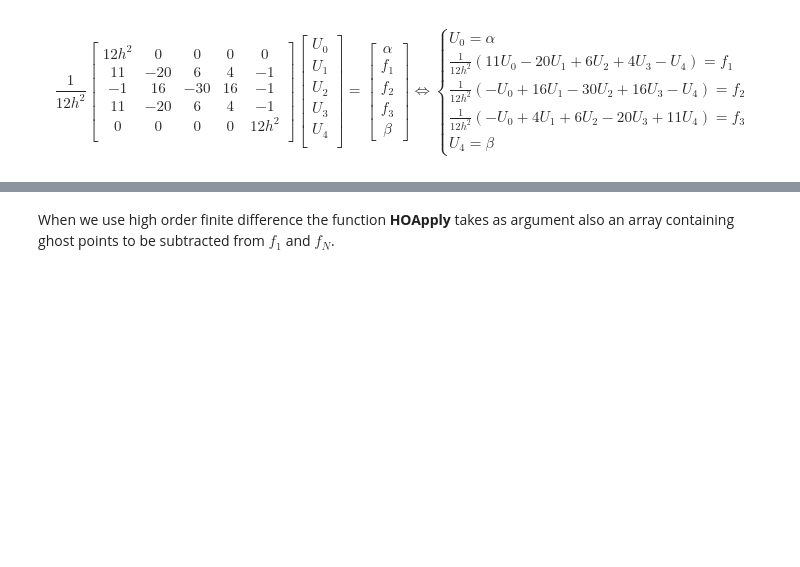
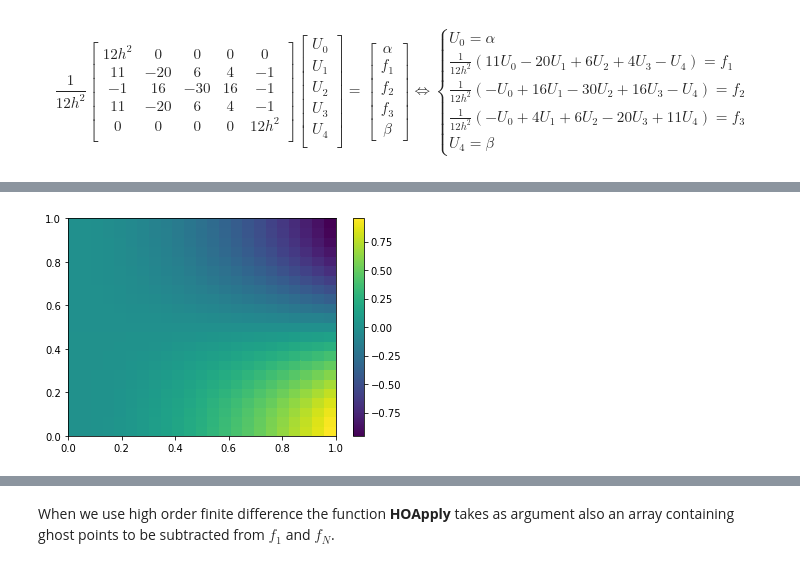
Before and after one commit to UZerbinati/Suite, a Jupyter notebook: Docs/PDE/FiniteDifferenceElliptic.ipynb, the cells around one changed output, grey strips where cells are left out. Drawn from its saved outputs; the diff is of its cells as text; code cells hidden in the pictures; blank space fills up the shorter version.

```diff
--- a/Docs/PDE/FiniteDifferenceElliptic.ipynb
+++ b/Docs/PDE/FiniteDifferenceElliptic.ipynb
@@ -430,0 +488,14 @@ Error norm 2:  0.00018913247658362115  Error norm inf: 0.00022523214898917399
+# %%
+#We apply the B.C. modifying the vector F, of the system AU=F
+f_bc = bc.apply(f_vec);
+#Solve the linear system
+uhnp = solve(spmat2npmat(K),np.array(f_bc.to_Array()));
+#load the solution of the linear system in a mesh function
+uh = MeshFunction(mesh,1)
+uh.pushFunction(lambda p: [0*p[0]+0*p[1]])
+uh_vec = uh.vec_export()
+uh_vec.from_Array(uhnp);
+uh.vec_import(uh_vec);
+Draw(uh,mesh)
+# %% [output]
+[figure, added]
```
Also changed, not shown: parts of 7 cells of this notebook, 14 other files.
